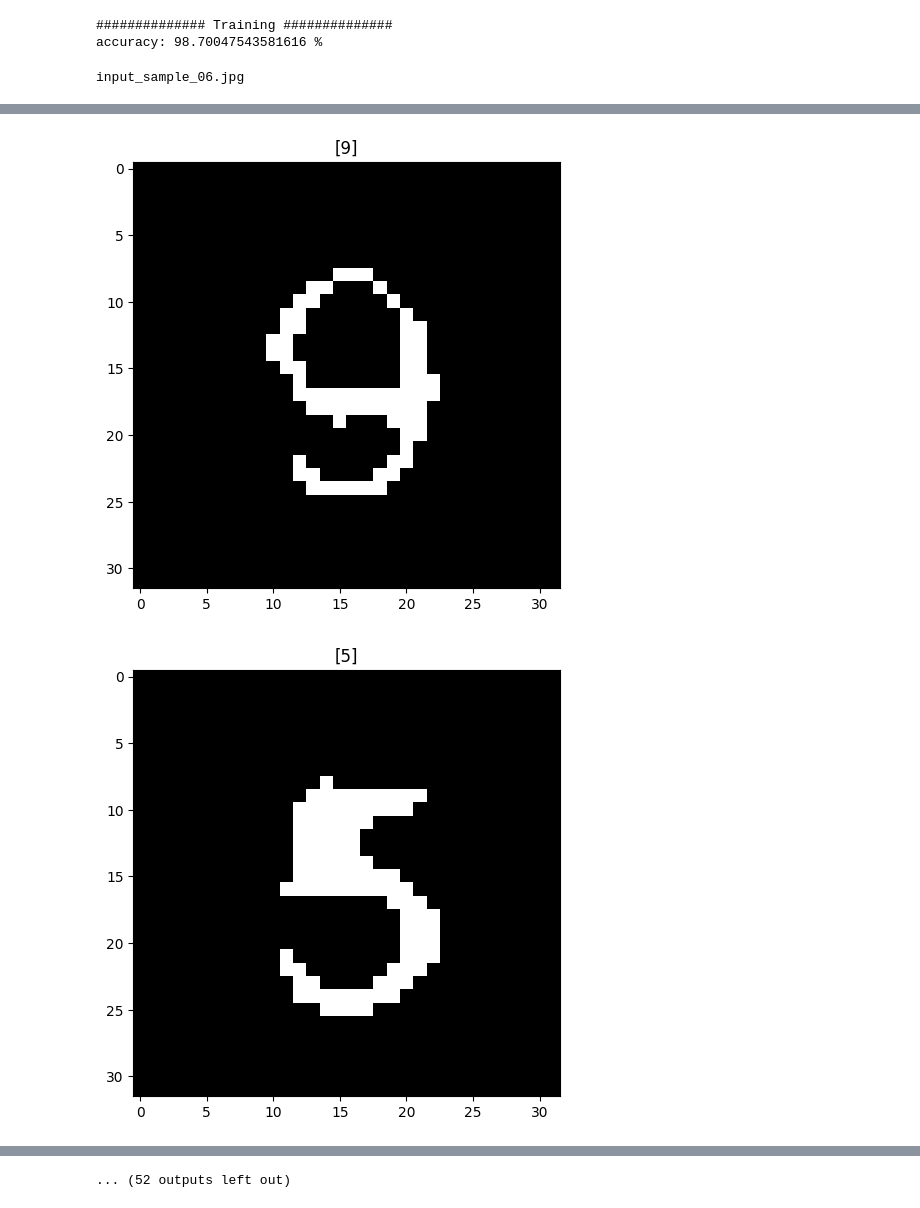
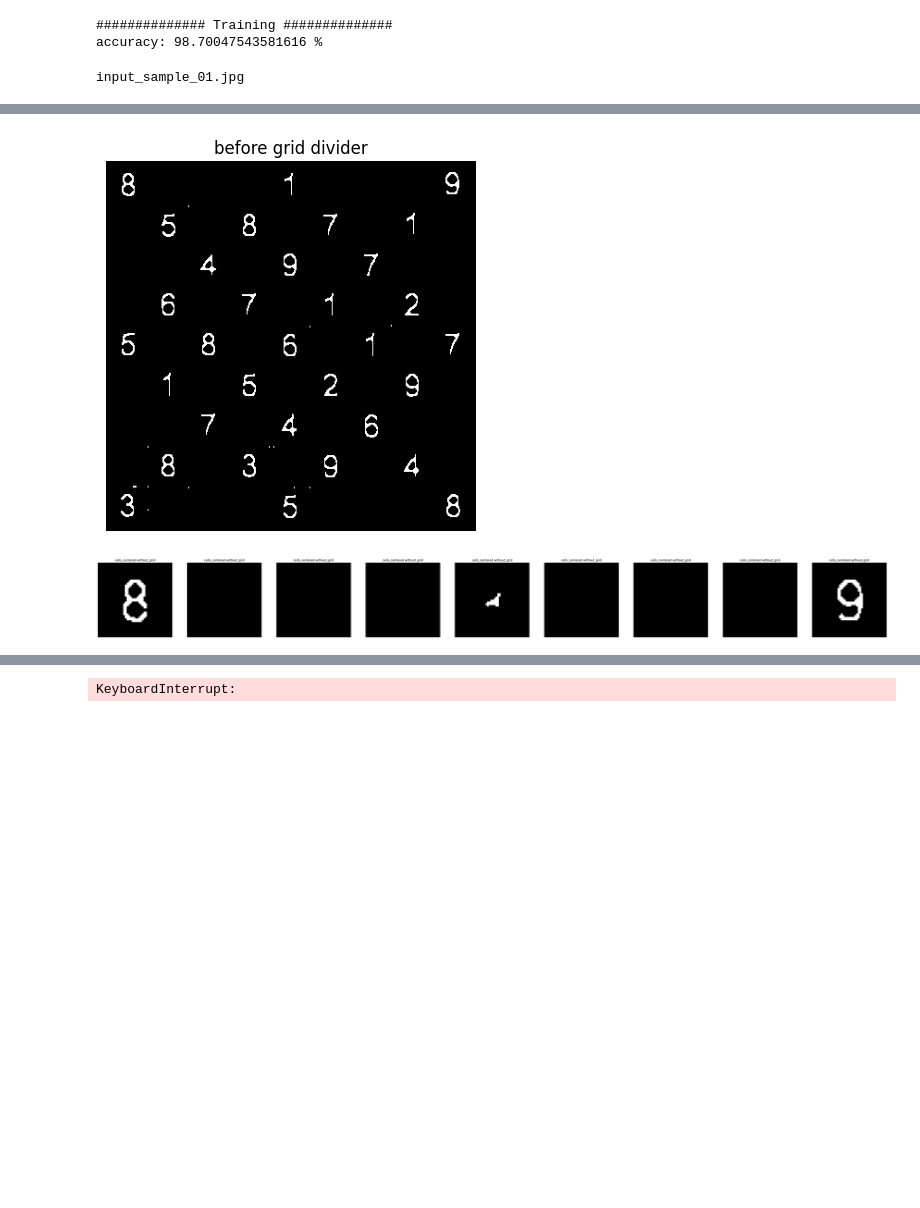
Before and after one commit to AhmedZahran02/Sudoku-Solver-Image-detection, a Jupyter notebook: main.ipynb, the cells around one changed output, grey strips where cells are left out. Drawn from its saved outputs; the diff is of its cells as text; code cells hidden in the pictures; blank space fills up the shorter version.

```diff
--- a/main.ipynb
+++ b/main.ipynb
@@ -446,9 +445,9 @@ def gridDivider (binary_image, x=9,y=9):
     for i in range(x):
         for j in range(y):
             cells[i,j] =  binary_image[cell_width*i:cell_width*(i+1),cell_height*j:cell_height*(j+1)]*255
+            cells[i,j] = sk.filters.median(cells[i,j])
 
     # cells_no_noise = reduce_cells_noise(cells_flooded)
-
     return cells
 
 
@@ -639,11 +703,10 @@ def doWork2(img):
     binary_image = getBinaryGrid(img) # convert image to binary
 
     cells_flooded = approach2(binary_image) #
-
     cells_centered = centere_cells(cells_flooded)
 
-    # for i in range(9):
-    #     show_images(cells_centered[i],["cells_centered without_grid"]*9)
+    for i in range(9):
+        show_images(cells_centered[i],["cells_centered without_grid"]*9)
 
     return cells_centered
 # %%
@@ -709,14 +772,18 @@ def Suduko(grid, row, col):
         grid[row][col] = 0
     return False
 # %%
-files = os.listdir('./temp/')
+files = os.listdir('./success/')
 
     # Filter only JPG files
 jpg_files = [file for file in files if file.lower().endswith(".jpg")]
 
+succeeded=0
+failed=0
+counter=0
     # Read each JPG file
 for jpg_file in jpg_files:
-    file_path = os.path.join("./temp/", jpg_file)
+
+    file_path = os.path.join("./success/", jpg_file)
     print(jpg_file)
     img = doWork(file_path)
     #taher part here
@@ -726,6 +793,7 @@ for jpg_file in jpg_files:
 
     count = 0
     kernel = np.ones((4, 4), np.uint8)
+
     for i in range(9):
         for j in range(9):
             # detect the image if it contains number ot not
@@ -745,7 +813,7 @@ for jpg_file in jpg_files:
 
             # tempImg = np.where(tempImg == 1, 255, tempImg)
 
-            if pixelsCount > 7:
+            if pixelsCount > 2:
                 count+=1 # count to determine number of cells contain number
                 sudokuGrid[i][j] = getNumberFromImage(imgs[i][j])
 
@@ -761,6 +829,36 @@ for jpg_file in jpg_files:
     # printedNumbers = imgs[0]
     # blackBlock = imgs[1][1]
     print(sudokuGrid)
+    testCase = np.array(
+    [[8, 0, 0, 0, 1, 0, 0, 0, 9]
+    ,[0, 5, 0, 8, 0, 7, 0, 1, 0]
+    ,[0, 0, 4, 0, 9, 0, 7, 0, 0]
+    ,[0, 6, 0, 7, 0, 1, 0, 2, 0]
+    ,[5, 0, 8, 0, 6, 0, 1, 0, 7]
+    ,[0, 1, 0, 5, 0, 2, 0, 9, 0]
+    ,[0, 0, 7, 0, 4, 0, 6, 0, 0]
+    ,[0, 8, 0, 3, 0, 9, 0, 4, 0]
+    ,[3, 0, 0, 0, 5, 0, 0, 0, 8]])
+    if jpg_file == "input_sample_09.jpg" or jpg_file == "input_sample_15.jpg" or jpg_file == "input_sample_20.jpg":
+        testCase = np.array(
+    [[0, 0, 0, 0, 3, 0, 8, 0, 0]
+    ,[9, 0, 0, 0, 1, 6, 7, 0, 0]
+    ,[0, 4, 0, 2, 0, 0, 1, 5, 6]
+    ,[0, 0, 0, 0, 2, 1, 3, 0, 0]
+    ,[2, 7, 4, 0, 0, 3, 0, 0, 1]
+    ,[8, 0, 3, 0, 0, 7, 0, 0, 0]
+    ,[4, 0, 9, 0, 0, 8, 0, 1, 5]
+    ,[5, 0, 0, 0, 9, 2, 6, 7, 0]
+    ,[0, 0, 0, 0, 6, 0, 4, 0, 8]])
+
+    if np.logical_and.reduce(np.logical_and.reduce((sudokuGrid == testCase), axis=0),axis=0):
+        print("testCase",counter+1,"passed")
+        counter +=1
+        succeeded +=1
+    else:
+        print("testCase",counter+1,"failed")
+        counter +=1
+        failed +=1
     # input = np.zeros((400, 400))
     # for i in range(9):
     #     for j in range(9):
@@ -781,5 +879,7 @@ for jpg_file in jpg_files:
     #     show_images([input,answer],['input' , 'answer'])
     # else:
     #     print("Solution does not exist:(")
+print(succeeded,"testCase succeeded")
+print(failed,"testCase failed")
 # %% [output]
-input_sample_06.jpg
+input_sample_01.jpg
@@ -790,2 +890,2 @@ input_sample_06.jpg
-[figure, old version]
+[figure, new version]
-[figure, old version]
+[figure, new version]
@@ -797 +896 @@ input_sample_06.jpg
-... (52 outputs left out)
+KeyboardInterrupt:
```
Also changed, not shown: parts of 6 cells of this notebook, 3 other files.
